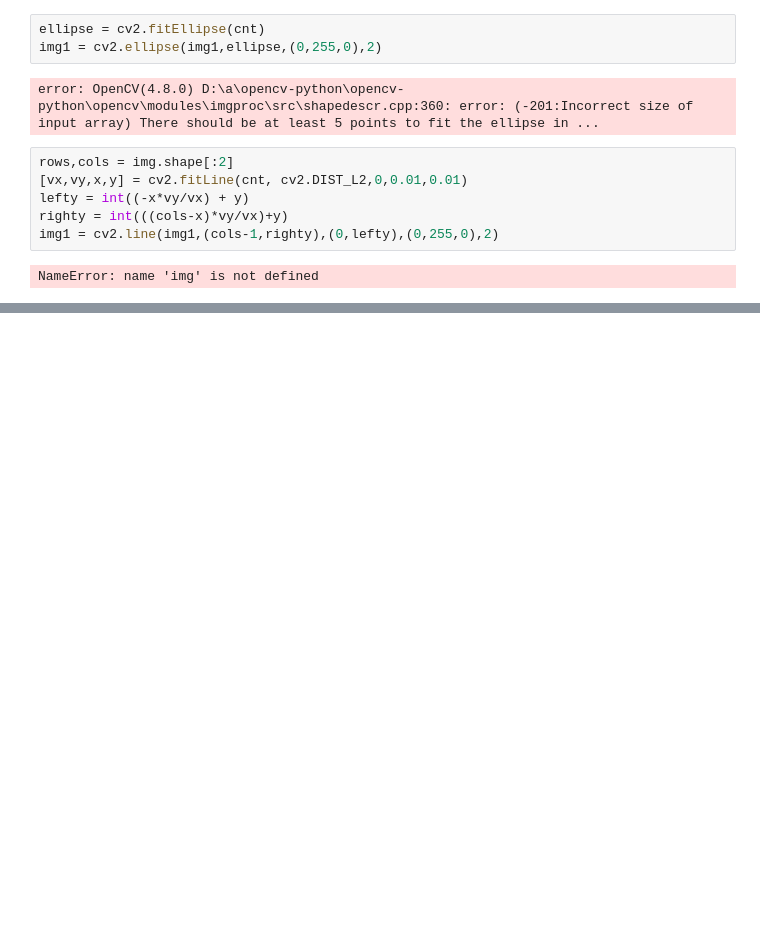
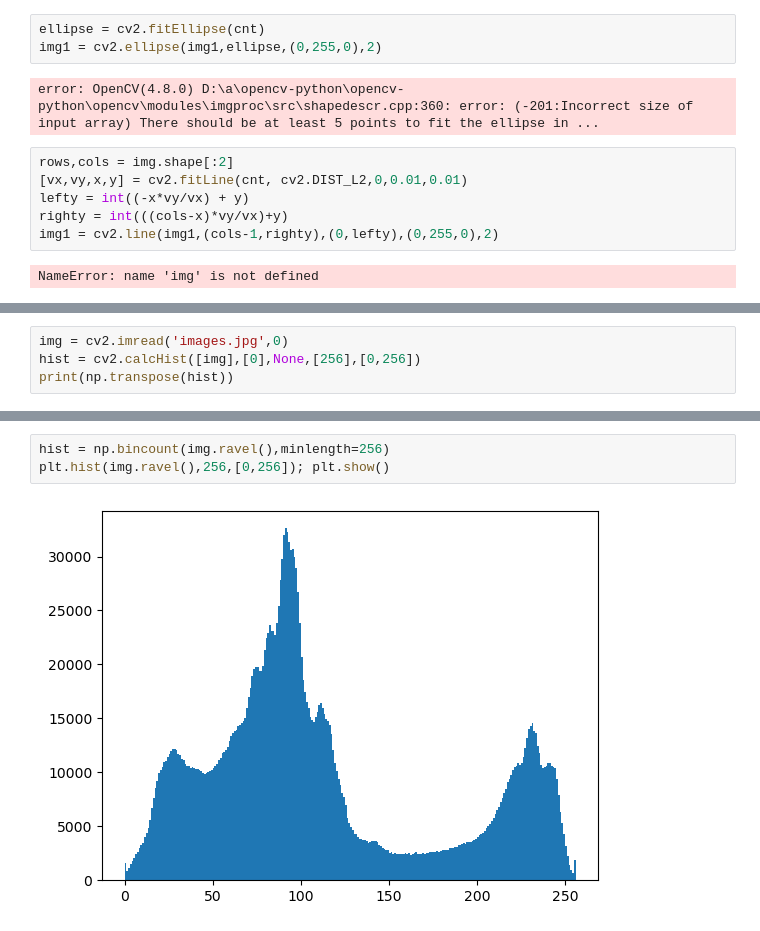
Before and after one commit to Lanternet3524/IP2023, a Jupyter notebook: ch149.ipynb, the cells around one changed output, grey strips where cells are left out. Drawn from its saved outputs; the diff is of its cells as text; blank space fills up the shorter version.

```diff
--- a/ch149.ipynb
+++ b/ch149.ipynb
@@ -160,0 +159,4 @@ plt.show()
+# %%
+img = cv2.imread('images.jpg',0)
+hist = cv2.calcHist([img],[0],None,[256],[0,256])
+print(np.transpose(hist))
@@ -160,0 +181,5 @@ plt.show()
+# %%
+hist = np.bincount(img.ravel(),minlength=256)
+plt.hist(img.ravel(),256,[0,256]); plt.show()
+# %% [output]
+[figure, added]
```
Also changed, not shown: parts of 3 cells of this notebook.
